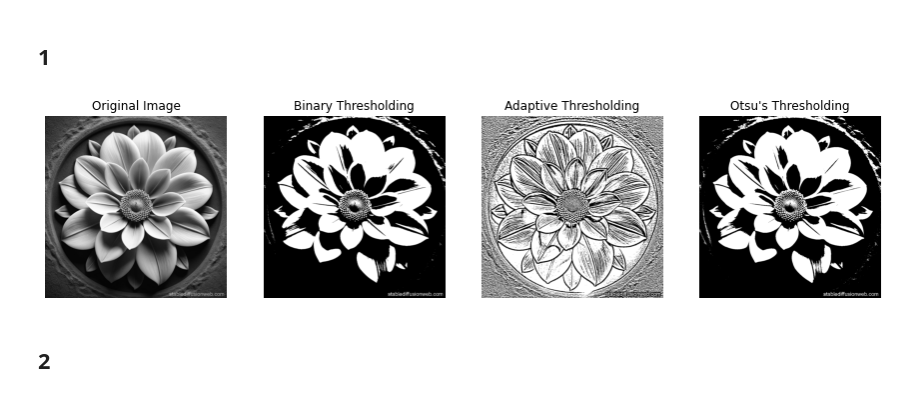
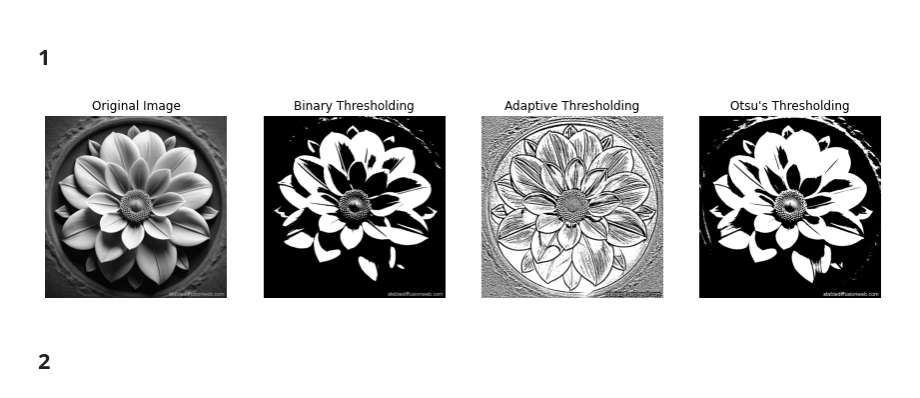
Before and after one commit to CS7-404-DIP-M24/a4-gitPROhan, a Jupyter notebook: main.ipynb, the cells around one changed output. Saved outputs shown, nothing was run; the diff lists cells and outputs as text; code cells hidden in the pictures.

```diff
--- a/main.ipynb
+++ b/main.ipynb
@@ -6,7 +6,7 @@ import numpy as np
 import matplotlib.pyplot as plt
 # %%
 def display_images(images, titles, cmap='gray'):
-    plt.figure(figsize=(15, 5))
+    plt.figure(figsize=(30, 10))
     for i, (img, title) in enumerate(zip(images, titles)):
         plt.subplot(1, len(images), i+1)
         plt.imshow(img, cmap=cmap)
@@ -17,13 +17,13 @@ def display_images(images, titles, cmap='gray'):
 ## 1
 # %%
 image = cv2.imread('images/greyscale.jpg', cv2.IMREAD_GRAYSCALE)
-_, binary_thresh = cv2.threshold(image, 127, 255, cv2.THRESH_BINARY)
+_, binary_thresh = cv2.threshold(image, 150, 255, cv2.THRESH_BINARY)
 adaptive_thresh = cv2.adaptiveThreshold(image, 255, cv2.ADAPTIVE_THRESH_MEAN_C, cv2.THRESH_BINARY, 11, 2)
 _, otsu_thresh = cv2.threshold(image, 0, 255, cv2.THRESH_BINARY + cv2.THRESH_OTSU)
 display_images([image, binary_thresh, adaptive_thresh, otsu_thresh],
                ["Original Image", "Binary Thresholding", "Adaptive Thresholding", "Otsu's Thresholding"])
 # %% [output]
-[figure, old version]
+[figure, new version]
 # %% [markdown]
 ## 2
 # %%
```
Also changed, not shown: parts of 9 cells of this notebook.
